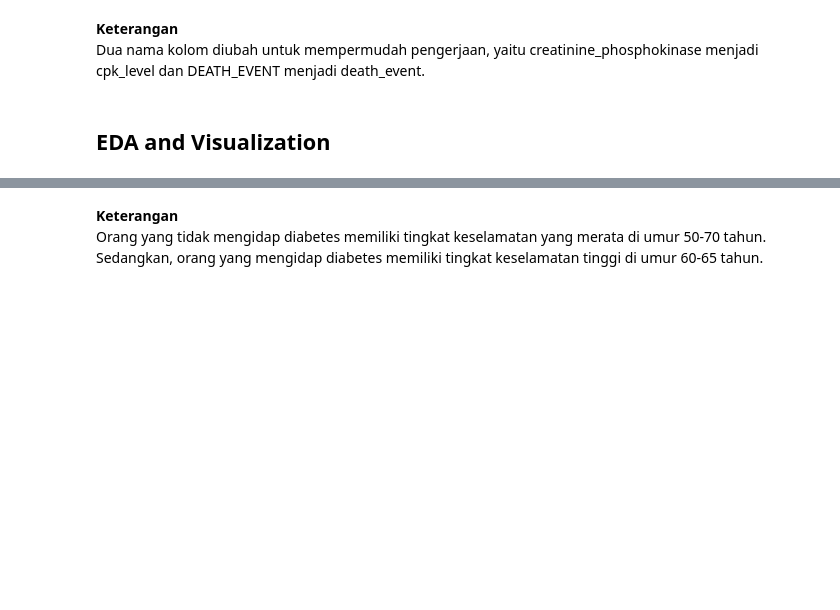
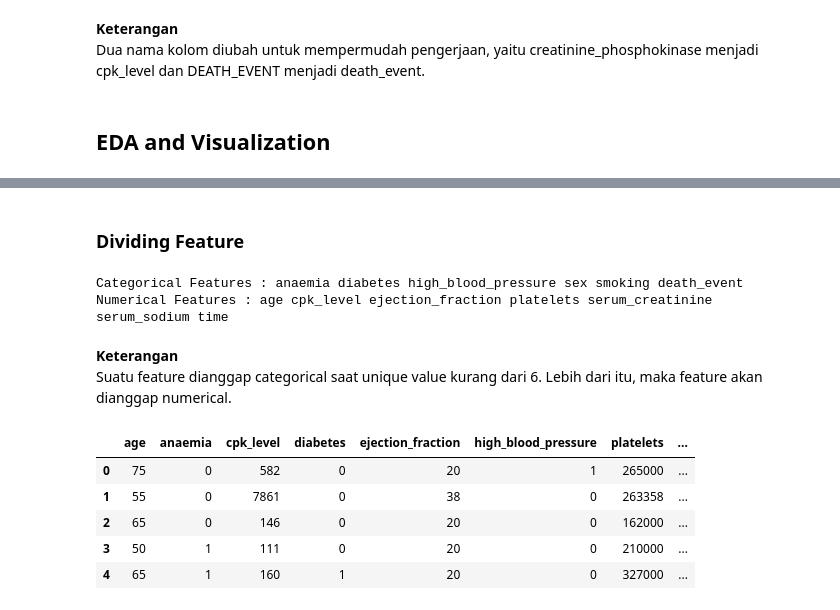
Before and after one commit to qarisp/H8_PYTN-KS08-019, a Jupyter notebook: FinalProject/FinalProject3/Notebook/PYTN_KampusMerdeka_fp3_Qaris Ardian Pratama.ipynb, the cells around one changed output, grey strips where cells are left out. Saved outputs shown, nothing was run; the diff lists cells and outputs as text; code cells hidden in the pictures; blank space fills up the shorter version.

```diff
--- a/FinalProject/FinalProject3/Notebook/PYTN_KampusMerdeka_fp3_Qaris Ardian Pratama.ipynb
+++ b/FinalProject/FinalProject3/Notebook/PYTN_KampusMerdeka_fp3_Qaris Ardian Pratama.ipynb
@@ -216,4 +146,33 @@ fig.show()
-# %% [markdown]
-**Keterangan**
-<br>
-Orang yang tidak mengidap diabetes memiliki tingkat keselamatan yang merata di umur 50-70 tahun. Sedangkan, orang yang mengidap diabetes memiliki tingkat keselamatan tinggi di umur 60-65 tahun.
+# %% [markdown]
+### Dividing Feature
+# %%
+col = list(df_clean.columns)
+categorical_features = []
+numerical_features = []
+for i in col:
+    if len(df_clean[i].unique()) > 6:
+        numerical_features.append(i)
+    else:
+        categorical_features.append(i)
+
+print('Categorical Features :',*categorical_features)
+print('Numerical Features :',*numerical_features)
+# %% [output]
+Categorical Features : anaemia diabetes high_blood_pressure sex smoking death_event
+Numerical Features : age cpk_level ejection_fraction platelets serum_creatinine serum_sodium time
+# %% [markdown]
+**Keterangan**
+<br>
+Suatu feature dianggap categorical saat unique value kurang dari 6. Lebih dari itu, maka feature akan dianggap numerical.
+# %%
+df_clean['age'] = df_clean['age'].astype(int)
+df_clean['platelets'] = df_clean['platelets'].astype(int)
+df1 = df_clean.copy(deep = True)
+df1.head()
+# %% [output]
+|  | age | anaemia | cpk_level | diabetes | ejection_fraction | high_blood_pressure | platelets | ... |
+| 0 | 75 | 0 | 582 | 0 | 20 | 1 | 265000 | ... |
+| 1 | 55 | 0 | 7861 | 0 | 38 | 0 | 263358 | ... |
+| 2 | 65 | 0 | 146 | 0 | 20 | 0 | 162000 | ... |
+| 3 | 50 | 1 | 111 | 0 | 20 | 0 | 210000 | ... |
+| 4 | 65 | 1 | 160 | 1 | 20 | 0 | 327000 | ... |
```
Also changed, not shown: parts of 18 cells of this notebook.
